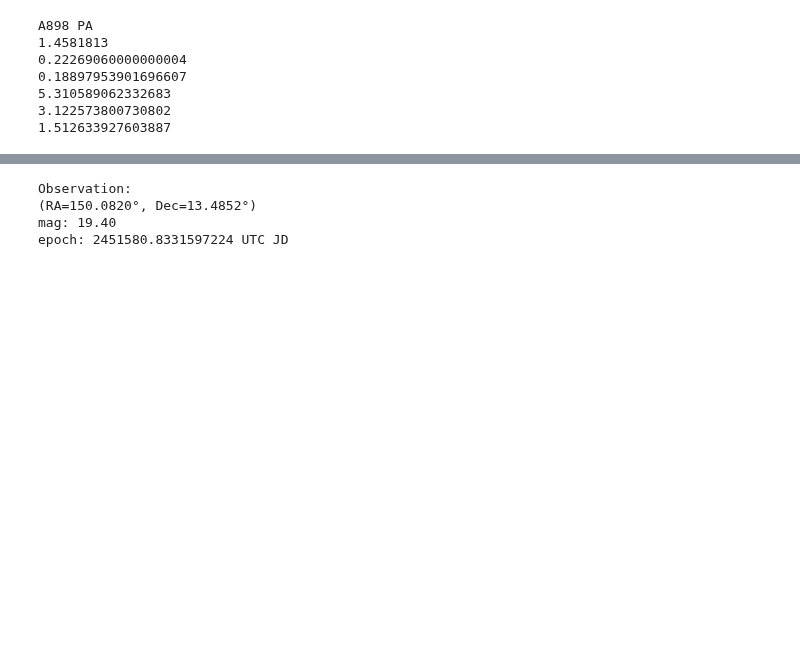
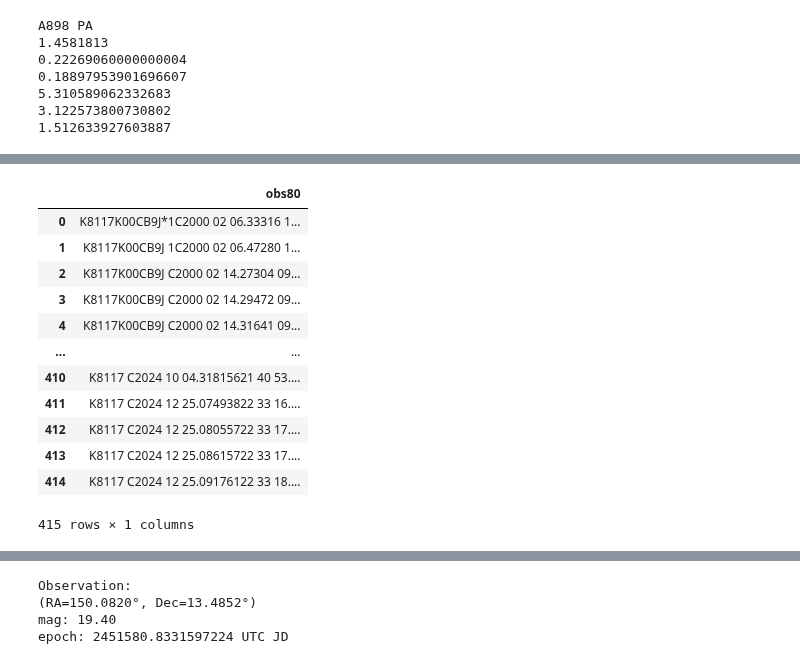
Before and after one commit to kjnapier/spacerocks, a Jupyter notebook: notebooks/primer/primer-009.ipynb, the cells around one changed output, grey strips where cells are left out. Saved outputs shown, nothing was run; the diff lists cells and outputs as text; code cells hidden in the pictures; blank space fills up the shorter version.

```diff
--- a/notebooks/primer/primer-009.ipynb
+++ b/notebooks/primer/primer-009.ipynb
@@ -165,3 +166,19 @@ if response:
     ades_df = pd.DataFrame(response[0]['ADES_DF'])
     obs_df = pd.DataFrame(response[0]['OBS_DF'])
     xml_string = response[0]['XML']
+# %%
+obs_df
+# %% [output]
+|  | obs80 |
+| 0 | K8117K00CB9J*1C2000 02 06.33316 1... |
+| 1 | K8117K00CB9J 1C2000 02 06.47280 1... |
+| 2 | K8117K00CB9J C2000 02 14.27304 09... |
+| 3 | K8117K00CB9J C2000 02 14.29472 09... |
+| 4 | K8117K00CB9J C2000 02 14.31641 09... |
+| ... | ... |
+| 410 | K8117 C2024 10 04.31815621 40 53.... |
+| 411 | K8117 C2024 12 25.07493822 33 16.... |
+| 412 | K8117 C2024 12 25.08055722 33 17.... |
+| 413 | K8117 C2024 12 25.08615722 33 17.... |
+| 414 | K8117 C2024 12 25.09176122 33 18.... |
+415 rows × 1 columns
```
Also changed, not shown: parts of 13 cells of this notebook, 12 other files.
